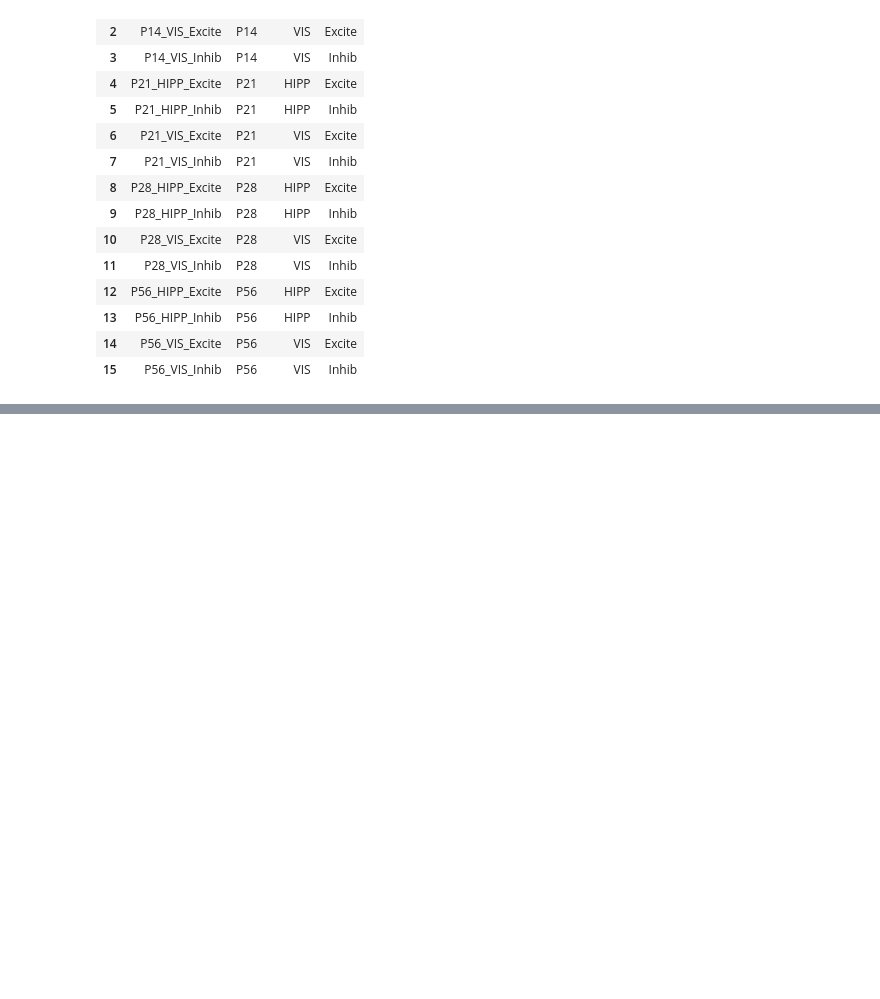
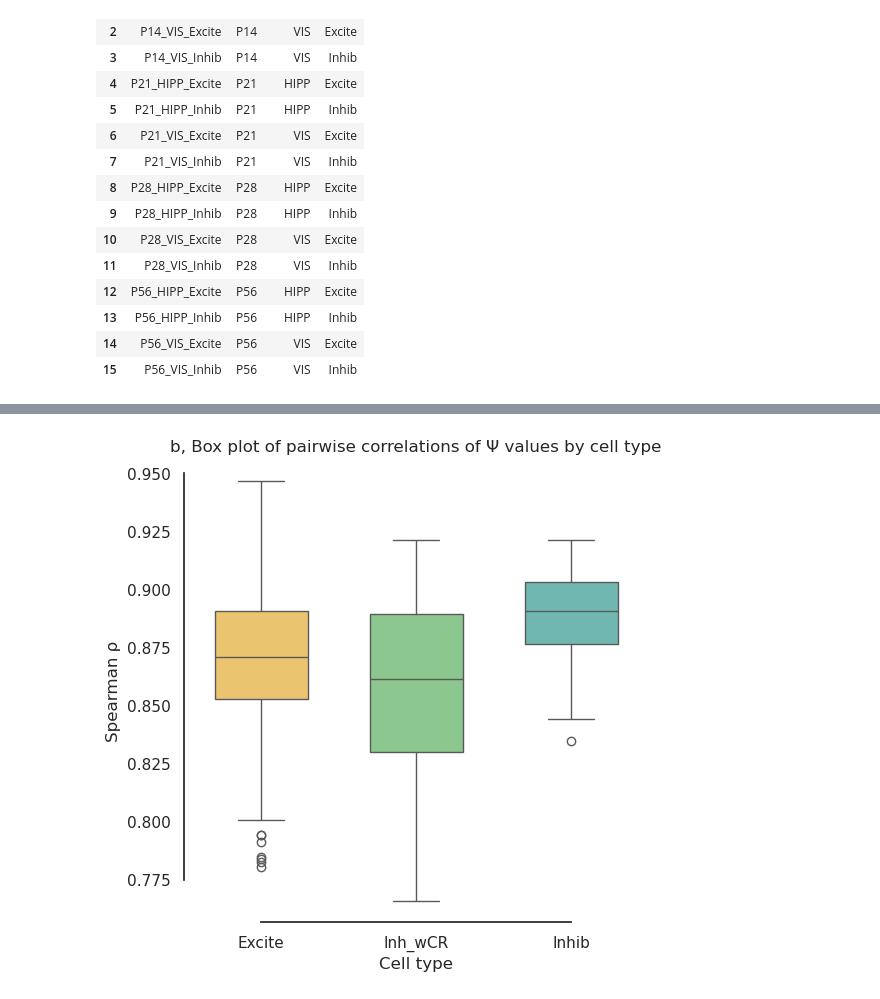
Before and after one commit to aimeenhile/fall25-csc-bioinf, a Jupyter notebook: final-project/src/exon_inclusion/analysis.ipynb, the cells around one changed output, grey strips where cells are left out. Cells and saved outputs as stored; diff of their text form; code cells hidden in the pictures; blank space fills up the shorter version.

```diff
--- a/final-project/src/exon_inclusion/analysis.ipynb
+++ b/final-project/src/exon_inclusion/analysis.ipynb
@@ -293,0 +273,78 @@ plt.show()
+# %%
+tmp_mat_excite = CN.filter(like="Excite", axis=1)
+tmp_mat_excite = tmp_mat_excite.loc[[i for i in CN.index if "Excite" in i]]
+CE = tmp_mat_excite.values[np.triu_indices_from(tmp_mat_excite, k=1)]         #
+
+# Inhib correlations (upper triangle only)
+tmp_mat_inhib = CN.filter(like="Inhib", axis=1)
+tmp_mat_inhib = tmp_mat_inhib.loc[[i for i in CN.index if "Inhib" in i]]
+CI = tmp_mat_inhib.values[np.triu_indices_from(tmp_mat_inhib, k=1)]
+
+df = pd.DataFrame({
+    "CorValue": np.concatenate([CE, CI]),
+    "Type": ["Excite"]*len(CE) + ["Inhib"]*len(CI)
+})
+
+# -----------------------------
+# Step 3: Read in subtype PSI values
+# -----------------------------
+subtype_alt = pd.read_csv('../../data/altExonUsage_devel_subtype.gz', sep="\t", header=0)
+
+# Select only neuron-related columns and combine Exon and Gene as row index
+cols_to_keep = [c for c in subtype_alt.columns if any(x in c for x in ["Excite","Inh","Granule","NIPC"])]
+subtype_neurons = subtype_alt[["Exon","Gene"] + cols_to_keep].copy()
+subtype_neurons.index = subtype_neurons["Exon"] + "::" + subtype_neurons["Gene"]
+subtype_neurons = subtype_neurons.drop(columns=["Exon","Gene"])
+
+# -----------------------------
+# Step 4: Filter based on missing data thresholds
+# -----------------------------
+threshold = 0.95
+subtype_neurons2 = subtype_neurons.loc[:, subtype_neurons.isna().mean() < threshold]
+subtype_neurons2 = subtype_neurons2.loc[subtype_neurons2.isna().mean(axis=1) <= threshold, :]
+
+# -----------------------------
+# Step 5: Compute Spearman correlations
+# -----------------------------
+C_st_N = subtype_neurons2.corr(method="spearman")
+
+# -----------------------------
+# Step 6: Separate Excite, Inhib, and Inh with Cajal Retzius (CR)
+# -----------------------------
+# Separate into Excite, Inh, Inh_wCR
+tmp_excite = C_st_N.filter(like="Excite").loc[C_st_N.index.str.contains("Excite")]
+CE = tmp_excite.values[np.triu_indices_from(tmp_excite, k=1)]
+
+tmp_inhib_all = C_st_N.filter(like="Inhib").loc[C_st_N.index.str.contains("Inhib")]
+CI = tmp_inhib_all.values[np.triu_indices_from(tmp_inhib_all, k=1)]
+
+tmp_inh_wcr = C_st_N.filter(like="Inh").loc[C_st_N.index.str.contains("Inh")]
+CR = tmp_inh_wcr.values[np.triu_indices_from(tmp_inh_wcr, k=1)]
+
+# Combine into a DataFrame
+df = pd.DataFrame({
+    "CorValue": np.concatenate([CE, CR, CI]),
+    "Type": ["Excite"]*len(CE) + ["Inh_wCR"]*len(CR) + ["Inhib"]*len(CI)
+})
+
+# Ensure the order
+df["Type"] = pd.Categorical(df["Type"], categories=["Excite", "Inh_wCR", "Inhib"], ordered=True)
+
+# -----------------------------
+# Plot horizontal boxplot
+# -----------------------------
+plt.figure(figsize=(6,6))
+sns.boxplot(
+    data=df,
+    x="Type",
+    y="CorValue",
+    palette=["#ffcc5c","#82d188","#65c3ba"],
+    width=0.6
+)
+plt.ylabel("Spearman ρ")
+plt.xlabel("Cell type")
+plt.title("b, Box plot of pairwise correlations of Ψ values by cell type", fontsize=12)
+sns.despine(trim=True)
+plt.savefig("../plots/boxplot.png", dpi=300, bbox_inches="tight")
+plt.show()
+# %% [output]
@@ -293,0 +354 @@ plt.show()
+[figure, added]
```
Also changed, not shown: parts of 11 cells of this notebook, 11 other files.
